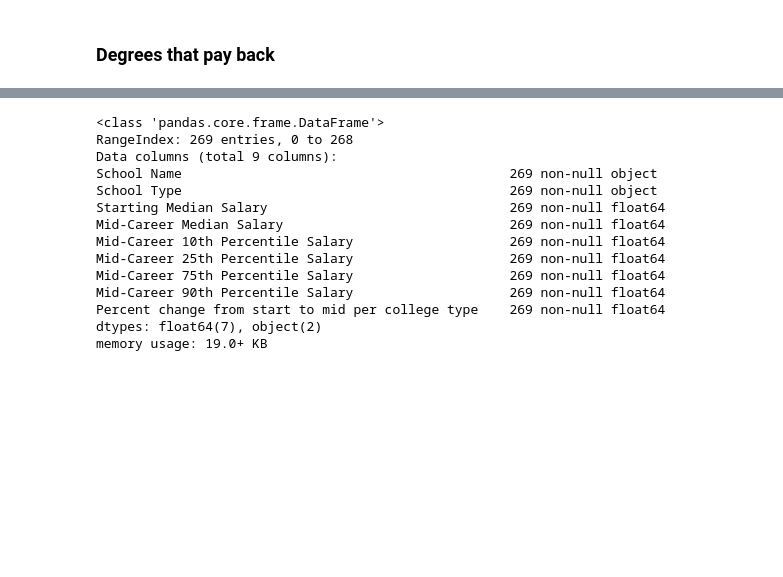
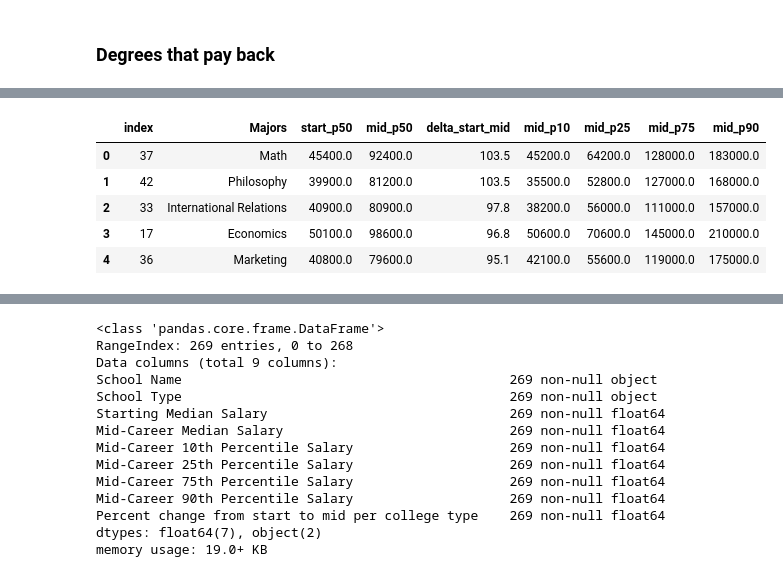
Before and after one commit to LyuboKushev/college-attendance-usa, a Jupyter notebook: Where It Pays to Attend College.ipynb, the cells around one changed output, grey strips where cells are left out. Saved outputs shown, nothing was run; the diff lists cells and outputs as text; code cells hidden in the pictures; blank space fills up the shorter version.

```diff
--- a/Where It Pays to Attend College.ipynb
+++ b/Where It Pays to Attend College.ipynb
@@ -102,0 +114,10 @@ Name: Undergraduate Major, dtype: object
+# %%
+DEGREES = DEGREES.reset_index()
+DEGREES.head()
+# %% [output]
+|  | index | Majors | start_p50 | mid_p50 | delta_start_mid | mid_p10 | mid_p25 | mid_p75 | mid_p90 |
+| 0 | 37 | Math | 45400.0 | 92400.0 | 103.5 | 45200.0 | 64200.0 | 128000.0 | 183000.0 |
+| 1 | 42 | Philosophy | 39900.0 | 81200.0 | 103.5 | 35500.0 | 52800.0 | 127000.0 | 168000.0 |
+| 2 | 33 | International Relations | 40900.0 | 80900.0 | 97.8 | 38200.0 | 56000.0 | 111000.0 | 157000.0 |
+| 3 | 17 | Economics | 50100.0 | 98600.0 | 96.8 | 50600.0 | 70600.0 | 145000.0 | 210000.0 |
+| 4 | 36 | Marketing | 40800.0 | 79600.0 | 95.1 | 42100.0 | 55600.0 | 119000.0 | 175000.0 |
```
Also changed, not shown: parts of 17 cells of this notebook.
